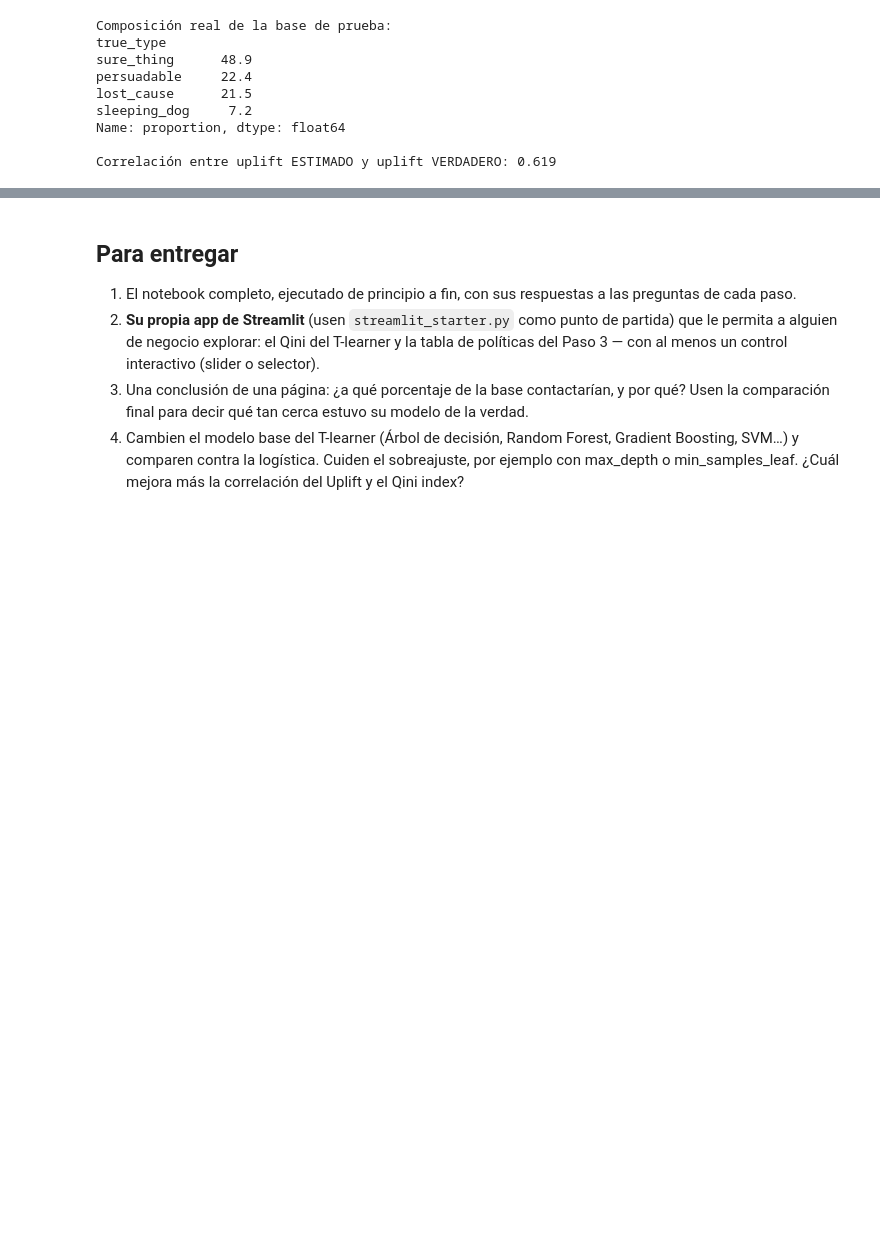
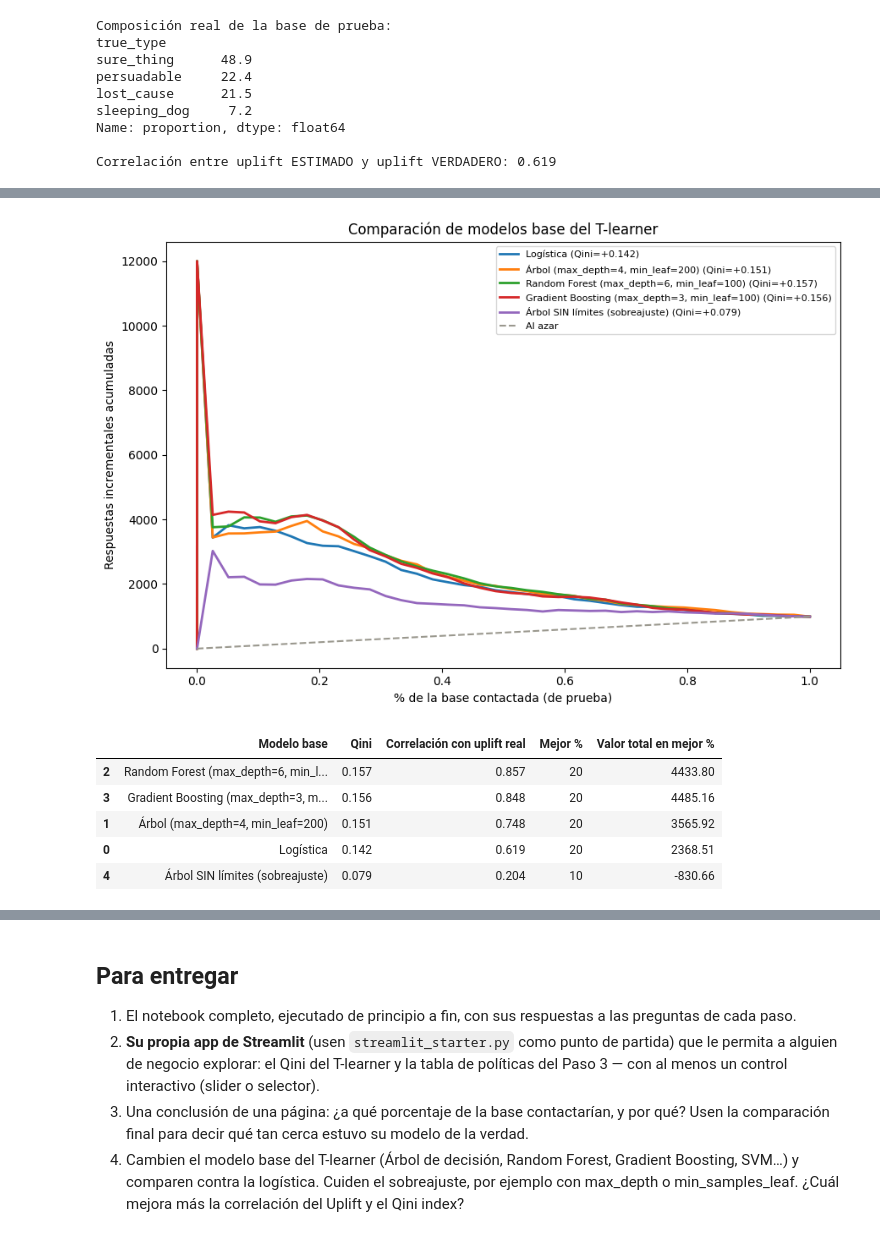
Before and after one commit to SindyBatzz/area_Actividad_2_Grupo_10, a Jupyter notebook: Semana_3/Tarea/laboratorio_final.ipynb, the cells around one changed output, grey strips where cells are left out. Saved outputs shown, nothing was run; the diff lists cells and outputs as text; code cells hidden in the pictures; blank space fills up the shorter version.

```diff
--- a/Semana_3/Tarea/laboratorio_final.ipynb
+++ b/Semana_3/Tarea/laboratorio_final.ipynb
@@ -235,0 +239,47 @@ Correlación entre uplift ESTIMADO y uplift VERDADERO: 0.619
+# %%
+from sklearn.tree import DecisionTreeClassifier
+from sklearn.ensemble import RandomForestClassifier, GradientBoostingClassifier
+
+modelos_base = {
+    "Logística": lambda: LogisticRegression(max_iter=1000),
+    "Árbol (max_depth=4, min_leaf=200)": lambda: DecisionTreeClassifier(max_depth=4, min_samples_leaf=200, random_state=42),
+    "Random Forest (max_depth=6, min_leaf=100)": lambda: RandomForestClassifier(n_estimators=300, max_depth=6, min_samples_leaf=100, random_state=42, n_jobs=-1),
+    "Gradient Boosting (max_depth=3, min_leaf=100)": lambda: GradientBoostingClassifier(n_estimators=200, max_depth=3, learning_rate=0.05, min_samples_leaf=100, random_state=42),
+    "Árbol SIN límites (sobreajuste)": lambda: DecisionTreeClassifier(random_state=42),
+}
+
+verdad = full[["customer_id", "true_uplift_prob"]]
+comparacion = []
+plt.figure(figsize=(9, 6))
+
+for nombre, crear in modelos_base.items():
+    m_t = crear().fit(train_t[FEATURES], train_t["responded_60d"])
+    m_c = crear().fit(train_c[FEATURES], train_c["responded_60d"])
+    t = test.copy()
+    t["uplift_m"] = m_t.predict_proba(t[FEATURES])[:, 1] - m_c.predict_proba(t[FEATURES])[:, 1]
+
+    xs, ys = curva_qini(t, "uplift_m")
+    qini = coeficiente_qini(xs, ys, len(t))
+    corr = t[["customer_id", "uplift_m"]].merge(verdad, on="customer_id")[["uplift_m", "true_uplift_prob"]].corr().iloc[0, 1]
+
+    orden = t.sort_values("uplift_m", ascending=False)
+    totales = {pct: valor_de_la_politica(t, orden.head(int(len(t) * pct / 100)).index) for pct in range(10, 101, 10)}
+    mejor_pct = max(totales, key=lambda p: totales[p][0] * totales[p][1])
+
+    comparacion.append({"Modelo base": nombre, "Qini": round(qini, 3), "Correlación con uplift real": round(corr, 3),
+                        "Mejor %": mejor_pct, "Valor total en mejor %": round(totales[mejor_pct][0] * totales[mejor_pct][1], 2)})
+    plt.plot(xs, ys, linewidth=2, label=f"{nombre} (Qini={qini:+.3f})")
+
+plt.plot([0, 1], [0, ys_uplift[-1]], color="#9A988E", linestyle="--", label="Al azar")
+plt.xlabel("% de la base contactada (de prueba)"); plt.ylabel("Respuestas incrementales acumuladas")
+plt.title("Comparación de modelos base del T-learner"); plt.legend(fontsize=8); plt.tight_layout(); plt.show()
+
+pd.DataFrame(comparacion).sort_values("Qini", ascending=False)
+# %% [output]
+[figure, added]
+|  | Modelo base | Qini | Correlación con uplift real | Mejor % | Valor total en mejor % |
+| 2 | Random Forest (max_depth=6, min_l... | 0.157 | 0.857 | 20 | 4433.80 |
+| 3 | Gradient Boosting (max_depth=3, m... | 0.156 | 0.848 | 20 | 4485.16 |
+| 1 | Árbol (max_depth=4, min_leaf=200) | 0.151 | 0.748 | 20 | 3565.92 |
+| 0 | Logística | 0.142 | 0.619 | 20 | 2368.51 |
+| 4 | Árbol SIN límites (sobreajuste) | 0.079 | 0.204 | 10 | -830.66 |
```
Also changed, not shown: parts of 5 cells of this notebook.
